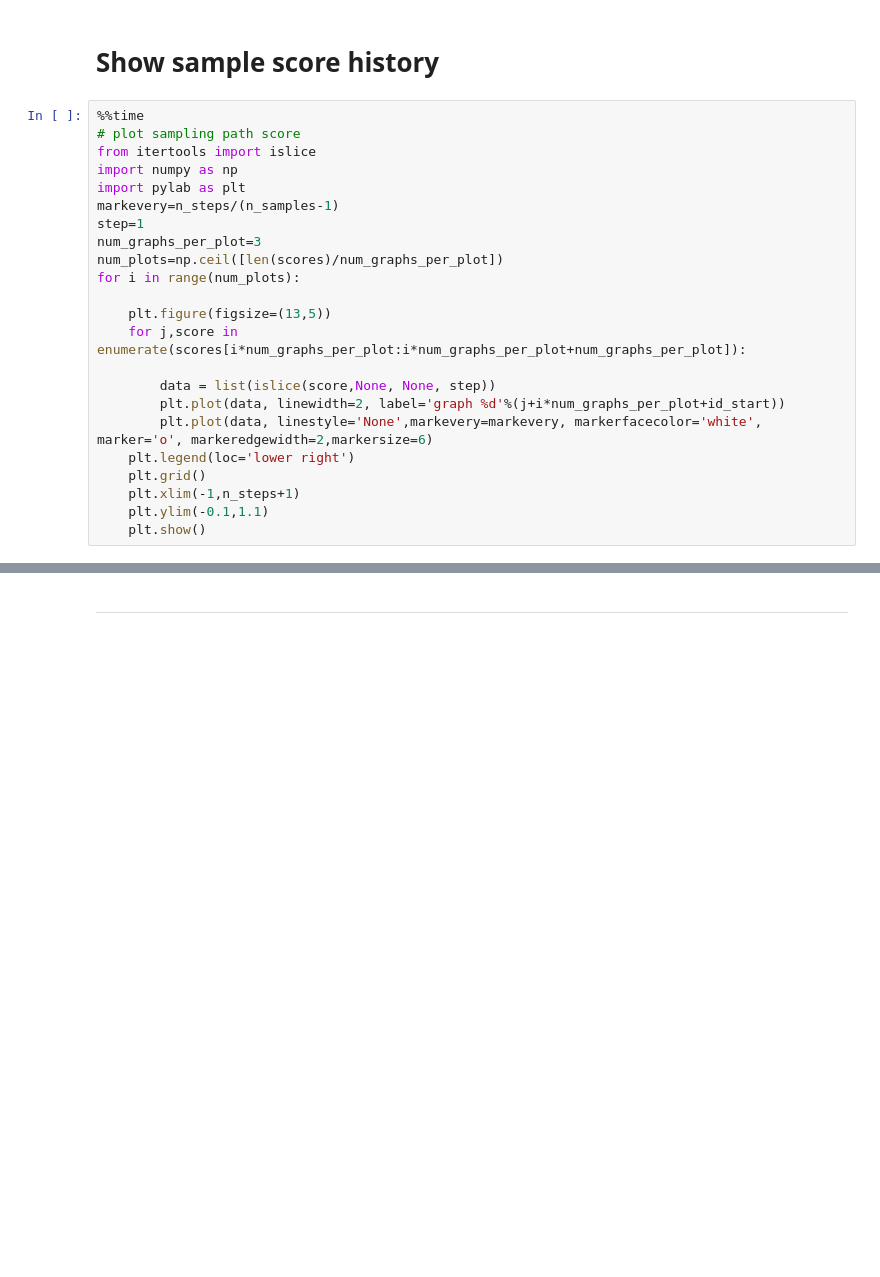
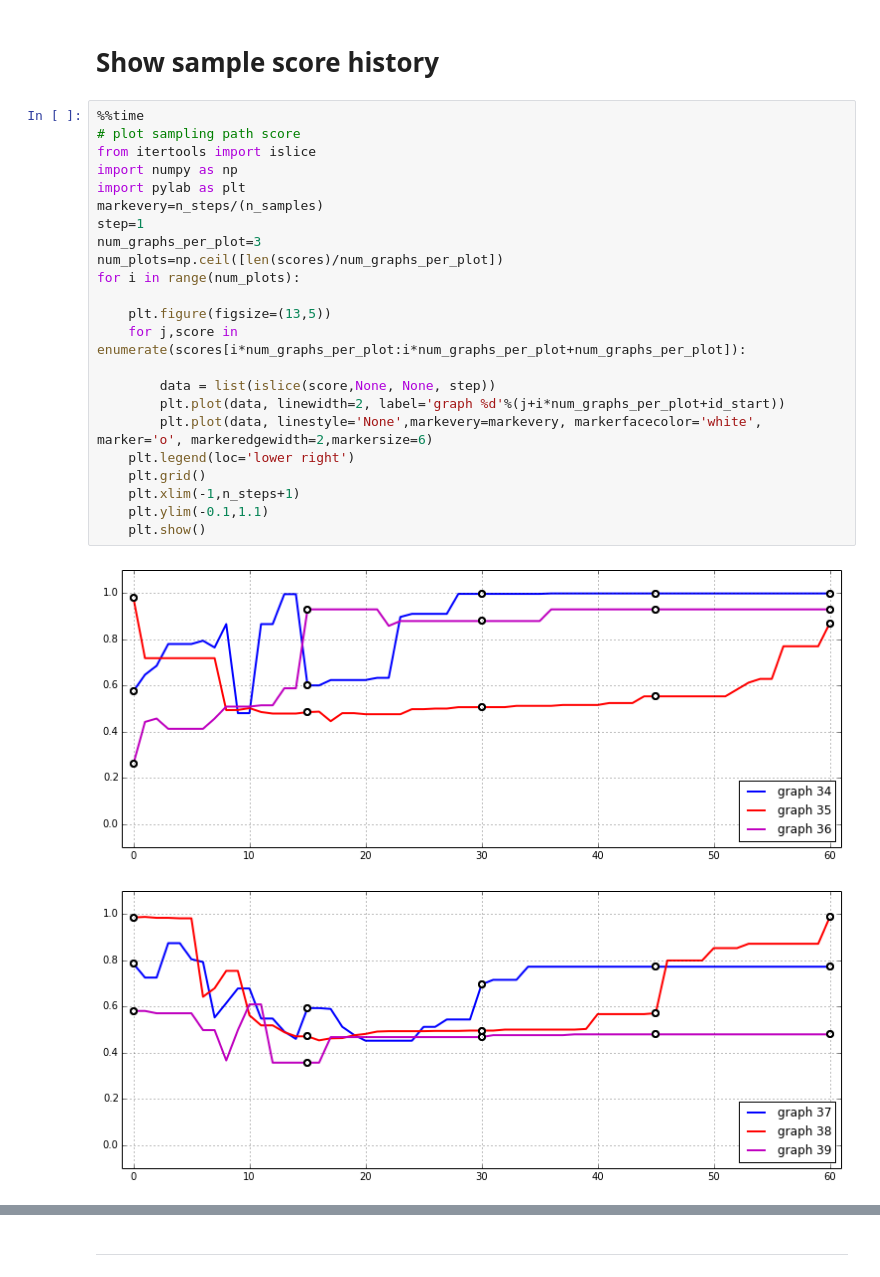
Before and after one commit to fabriziocosta/GraphLearn_examples, a Jupyter notebook: Sampling.ipynb, the cells around one changed output, grey strips where cells are left out. Cells and saved outputs as stored; diff of their text form; blank space fills up the shorter version.

```diff
--- a/Sampling.ipynb
+++ b/Sampling.ipynb
@@ -113,23 +145,26 @@ sampler.monitors[1][9]
 # %%
 %%time
 # plot sampling path score
 from itertools import islice
 import numpy as np
 import pylab as plt
-markevery=n_steps/(n_samples-1)
+markevery=n_steps/(n_samples)
 step=1
 num_graphs_per_plot=3
 num_plots=np.ceil([len(scores)/num_graphs_per_plot])
 for i in range(num_plots):
 
     plt.figure(figsize=(13,5))
     for j,score in enumerate(scores[i*num_graphs_per_plot:i*num_graphs_per_plot+num_graphs_per_plot]):
 
         data = list(islice(score,None, None, step))
         plt.plot(data, linewidth=2, label='graph %d'%(j+i*num_graphs_per_plot+id_start))
         plt.plot(data, linestyle='None',markevery=markevery, markerfacecolor='white', marker='o', markeredgewidth=2,markersize=6)
     plt.legend(loc='lower right')
     plt.grid()
     plt.xlim(-1,n_steps+1)
     plt.ylim(-0.1,1.1)
     plt.show()
+# %% [output]
+[figure, added]
+[figure, added]
```
Also changed, not shown: parts of 6 cells of this notebook, 4 other files.
